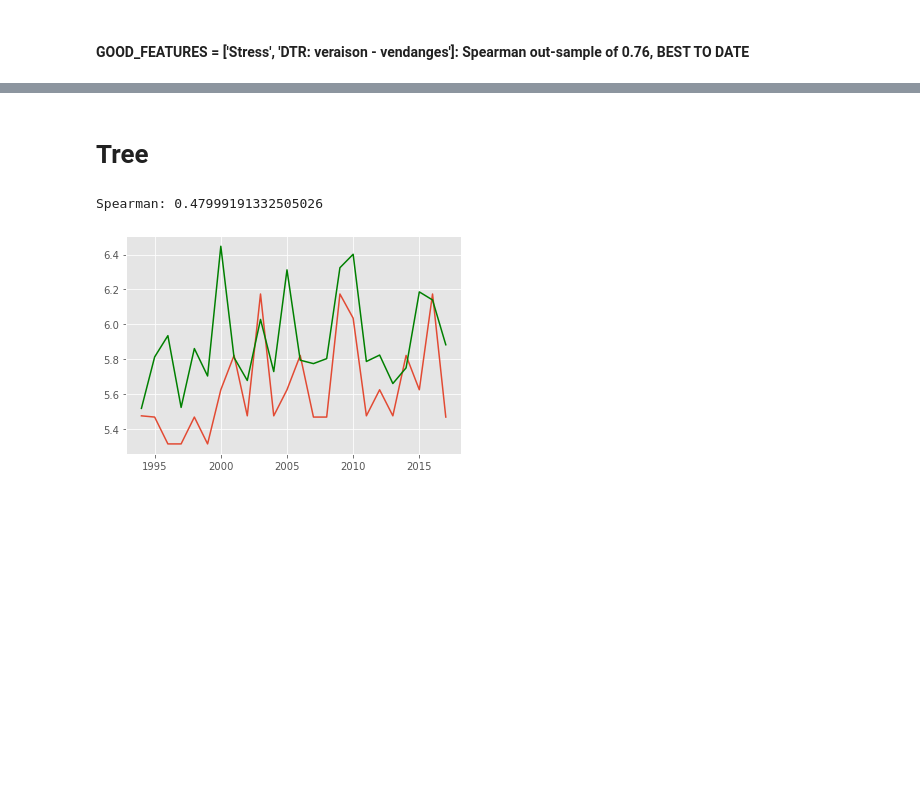
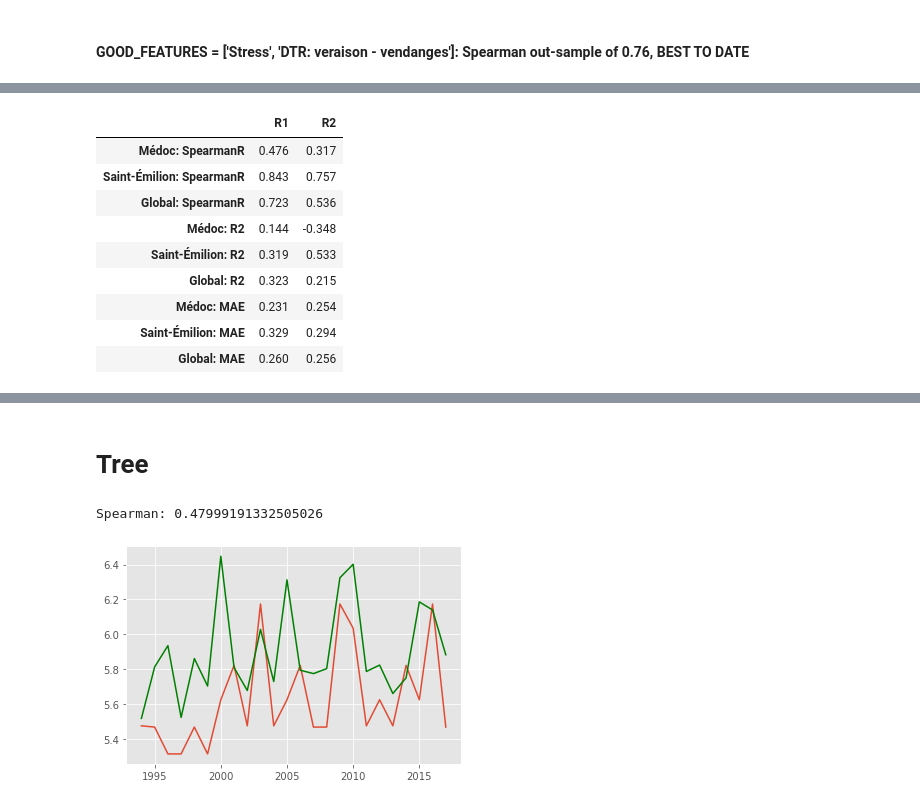
Before and after one commit to RoucherA/GrandCruClassifier, a Jupyter notebook: FE _combined_pheno_local_points.ipynb, the cells around one changed output, grey strips where cells are left out. Saved outputs shown, nothing was run; the diff lists cells and outputs as text; code cells hidden in the pictures; blank space fills up the shorter version.

```diff
--- a/FE _combined_pheno_local_points.ipynb
+++ b/FE _combined_pheno_local_points.ipynb
@@ -455,3 +481,65 @@ Average out-sample R2 over the target period:  0.17391599169412375
+# %%
+results_df = pd.DataFrame(index = [
+    'Médoc: SpearmanR',
+    'Saint-Émilion: SpearmanR',
+    'Global: SpearmanR',
+    'Médoc: R2',
+    'Saint-Émilion: R2',
+    'Global: R2',
+    'Médoc: MAE',
+    'Saint-Émilion: MAE',
+    'Global: MAE'
+])
+y_average = 0.5 * (df_medoc['Log price'] + df_st_em['Log price'])
+
+
+### R1 : simple regression, without Year, on 20 years. False combined prediction. ###
+results_df['R1'] = 0
+
+predictions_medoc = regression(df_medoc, 1960, 2017, 20, ['Stress', 'P: fleur', 'Wind: fleur', 'DTR: véraison - harvest'])
+predictions_st_em = regression(df_st_em, 1960, 2017, 20, ['Stress', 'P: fleur', 'Wind: fleur', 'DTR: véraison - harvest'])
+predictions_global = 0.5*(predictions_medoc + predictions_st_em)
+
+results_df.iloc[0::3, -1] = score_predictions(predictions_medoc, df_medoc['Log price'])
+results_df.iloc[1::3, -1] = score_predictions(predictions_st_em, df_st_em['Log price'])
+results_df.iloc[2::3, -1] = score_predictions(predictions_global, y_average)
+
+### R2 : simple regression, with Year, on 20 years. False combined prediction. ###
+results_df['R2'] = 0
+df_medoc_copy = df_medoc.copy()
+df_st_em_copy = df_st_em.copy()
+df_medoc_copy['Vintage'] = df_medoc_copy.index
+df_st_em_copy['Vintage'] = df_st_em_copy.index
+
+predictions_medoc = regression(df_medoc_copy, 1960, 2017, 20, ['Vintage','Stress', 'P: fleur', 'Wind: fleur', 'DTR: véraison - harvest'])
+predictions_st_em = regression(df_st_em_copy, 1960, 2017, 20, ['Vintage','Stress', 'P: fleur', 'Wind: fleur', 'DTR: véraison - harvest'])
+predictions_global = 0.5*(predictions_medoc + predictions_st_em)
+
+results_df.iloc[0::3, -1] = score_predictions(predictions_medoc, df_medoc['Log price'])
+results_df.iloc[1::3, -1] = score_predictions(predictions_st_em, df_st_em['Log price'])
+results_df.iloc[2::3, -1] = score_predictions(predictions_global, y_average)
+
+### R3 : simple regression, without Year, on 20 years. True combined training. ###
+
+
+
+
+
+display(results_df)
+
+df_st_em_copy = df_st_em.copy()
+df_st_em_copy['year'] = df_st_em.index
+# %% [output]
+|  | R1 | R2 |
+| Médoc: SpearmanR | 0.476 | 0.317 |
+| Saint-Émilion: SpearmanR | 0.843 | 0.757 |
+| Global: SpearmanR | 0.723 | 0.536 |
+| Médoc: R2 | 0.144 | -0.348 |
+| Saint-Émilion: R2 | 0.319 | 0.533 |
+| Global: R2 | 0.323 | 0.215 |
+| Médoc: MAE | 0.231 | 0.254 |
+| Saint-Émilion: MAE | 0.329 | 0.294 |
+| Global: MAE | 0.260 | 0.256 |
 # %%
 residual = df.loc[FIRST+WIDTH+1:LAST, 'Log price'] - predictions.loc[FIRST+WIDTH+1:LAST, 'Log Price']
 sns.jointplot(x = df.loc[FIRST+WIDTH+1:LAST,'Winter Tx'], y = residual)
```
Also changed, not shown: parts of 6 cells of this notebook, 1 other file.
